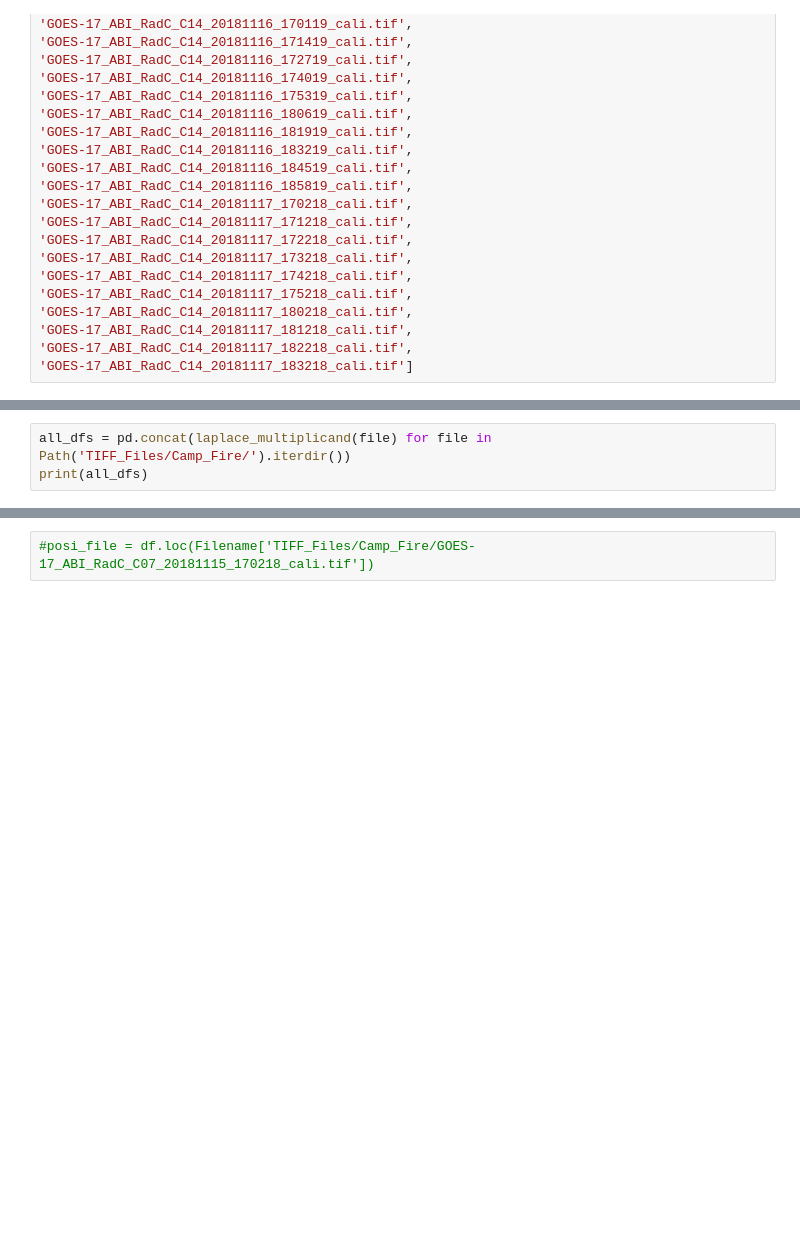
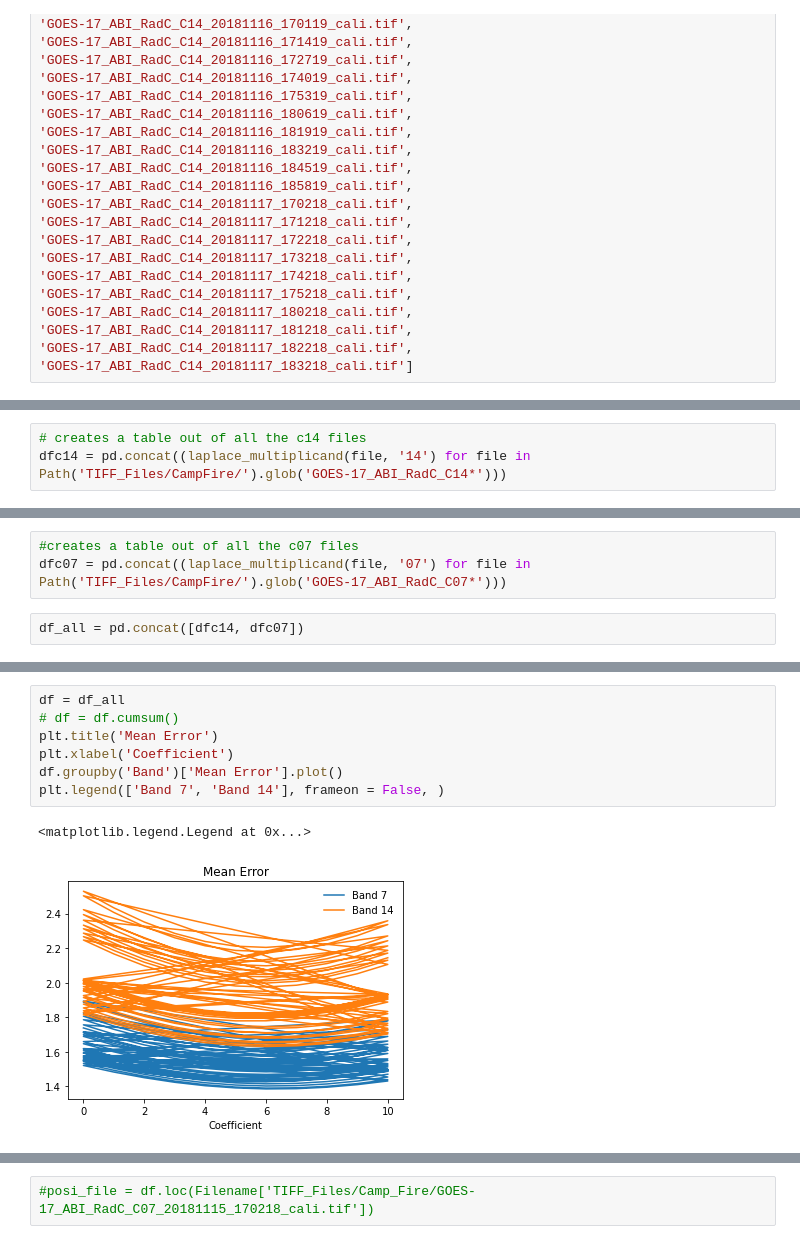
Before and after one commit to ccny-glasslab/Fires, a Jupyter notebook: JC_laplace_multiplicand.ipynb, the cells around one changed output, grey strips where cells are left out. Cells and saved outputs as stored; diff of their text form; blank space fills up the shorter version.

```diff
--- a/JC_laplace_multiplicand.ipynb
+++ b/JC_laplace_multiplicand.ipynb
@@ -127,3 +115,3 @@ laplace_multiplicand('TIFF_Files/Camp_Fire/GOES-17_ABI_RadC_C07_20181115_170218_
 # %%
-all_dfs = pd.concat(laplace_multiplicand(file) for file in Path('TIFF_Files/Camp_Fire/').iterdir())
-print(all_dfs)
+# creates a table out of all the c14 files
+dfc14 = pd.concat((laplace_multiplicand(file, '14') for file in Path('TIFF_Files/CampFire/').glob('GOES-17_ABI_RadC_C14*')))
@@ -147,0 +118,5 @@ print(all_dfs)
+# %%
+#creates a table out of all the c07 files
+dfc07 = pd.concat((laplace_multiplicand(file, '07') for file in Path('TIFF_Files/CampFire/').glob('GOES-17_ABI_RadC_C07*')))
+# %%
+df_all = pd.concat([dfc14, dfc07])
@@ -147,0 +139,10 @@ print(all_dfs)
+# %%
+df = df_all
+# df = df.cumsum()
+plt.title('Mean Error')
+plt.xlabel('Coefficient')
+df.groupby('Band')['Mean Error'].plot()
+plt.legend(['Band 7', 'Band 14'], frameon = False, )
+# %% [output]
+<matplotlib.legend.Legend at 0x...>
+[figure, added]
```
Also changed, not shown: parts of 8 cells of this notebook.
